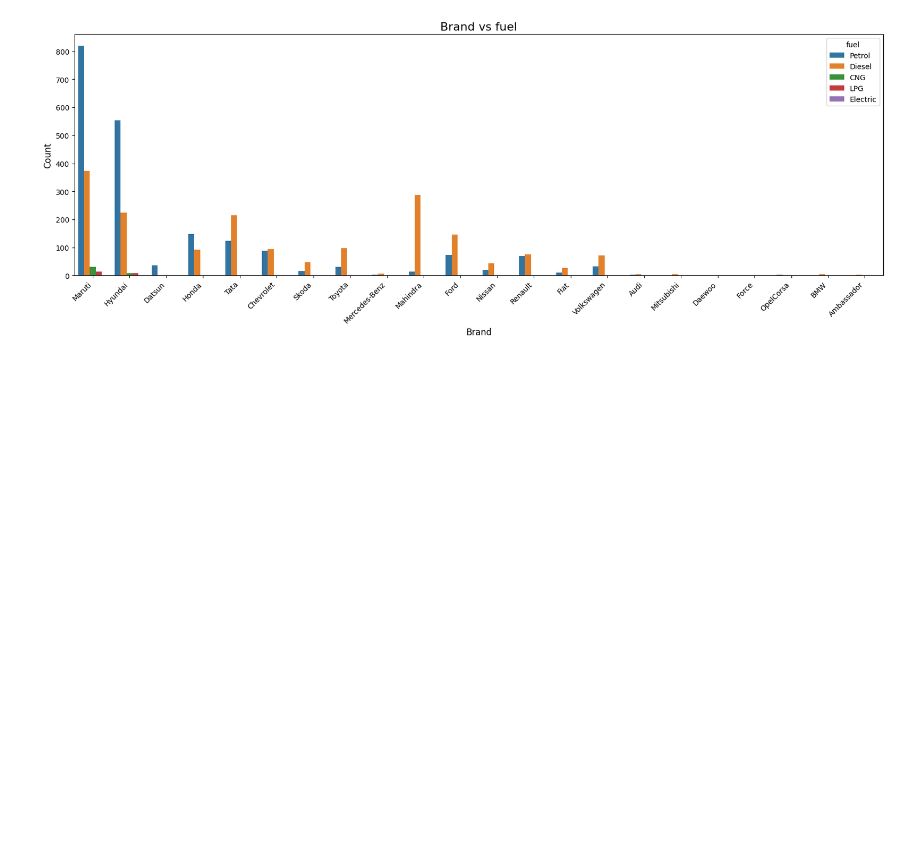
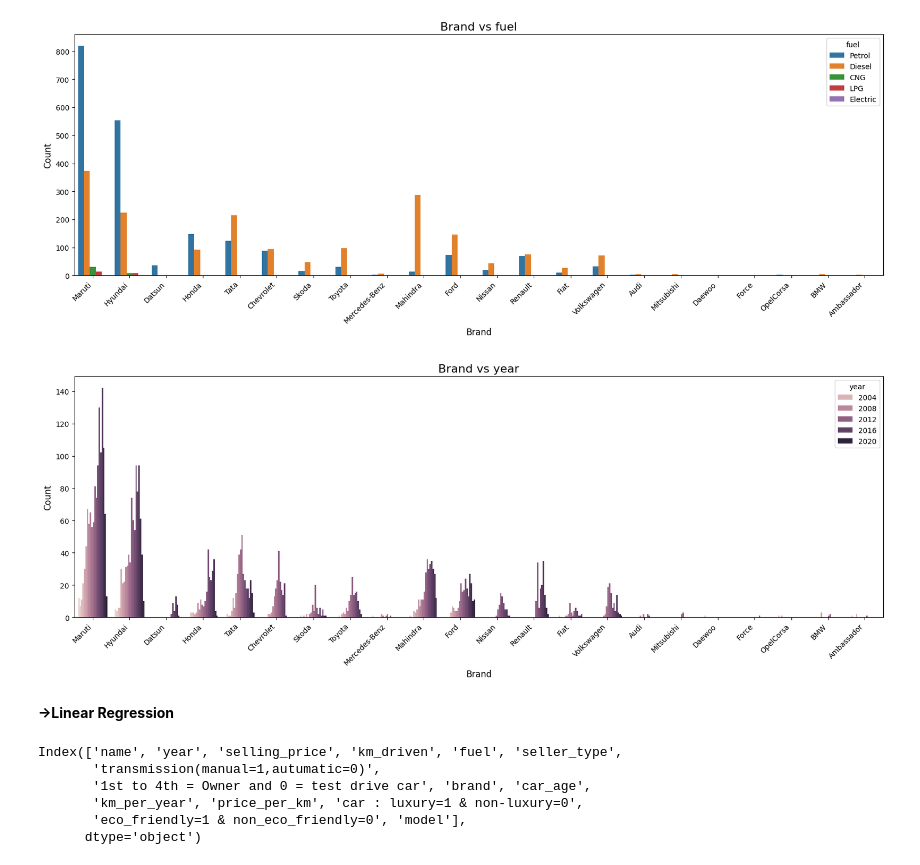
Before and after one commit to Trusha-7Span/CarDetails, a Jupyter notebook: Cardetails.ipynb, the cells around one changed output. Cells and saved outputs as stored; diff of their text form; code cells hidden in the pictures; blank space fills up the shorter version.

```diff
--- a/Cardetails.ipynb
+++ b/Cardetails.ipynb
@@ -760,3 +566,15 @@ plt.xticks(rotation=45, ha='right', fontsize=10)
 plt.show()
 # %% [output]
 [figure]
+# %%
+plt.figure(figsize=(20, 6))
+sns.countplot(x='brand', hue='year', data=df)
+plt.title('Brand vs year', fontsize=16)
+plt.xlabel('Brand', fontsize=12)
+plt.ylabel('Count', fontsize=12)
+plt.xticks(rotation=45, ha='right', fontsize=10)
+plt.show()
+# %% [output]
+[figure, added]
+# %% [markdown]
+**->Linear Regression**
@@ -762,0 +588,9 @@ plt.show()
+# %%
+df.columns
+# %% [output]
+Index(['name', 'year', 'selling_price', 'km_driven', 'fuel', 'seller_type',
+       'transmission(manual=1,autumatic=0)',
+       '1st to 4th = Owner and 0 = test drive car', 'brand', 'car_age',
+       'km_per_year', 'price_per_km', 'car : luxury=1 & non-luxury=0',
+       'eco_friendly=1 & non_eco_friendly=0', 'model'],
+      dtype='object')
```
Also changed, not shown: parts of 101 cells of this notebook.
